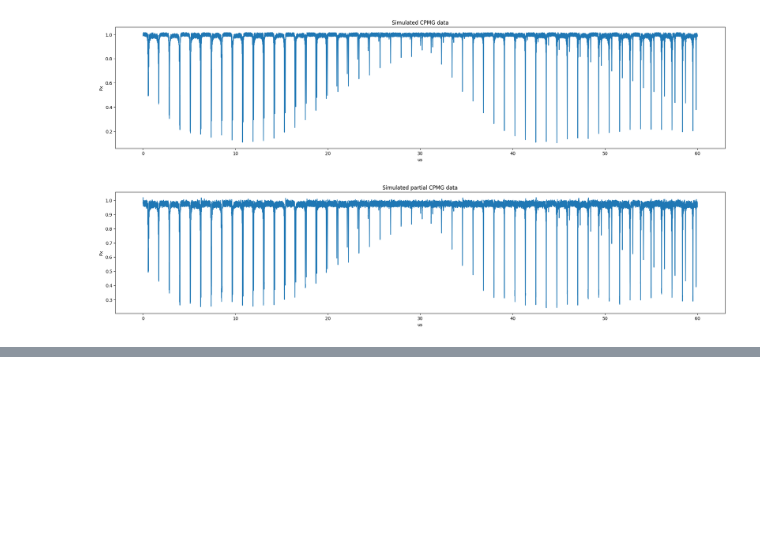
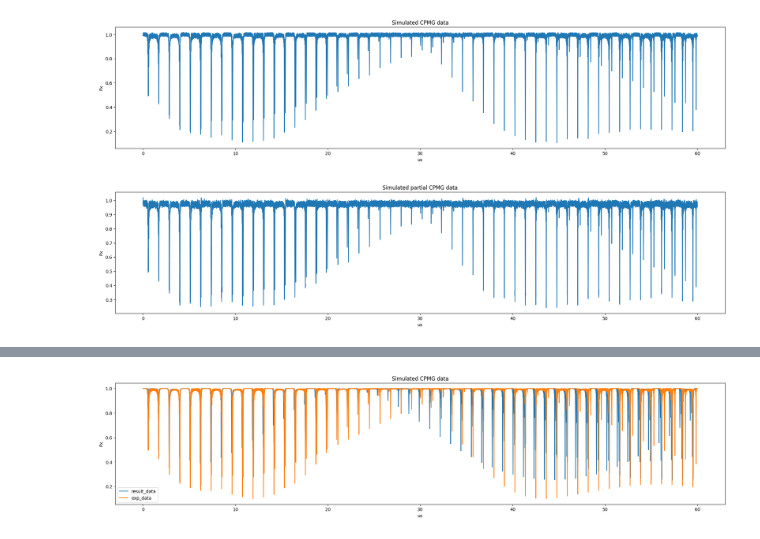
Before and after one commit to Jyunee54/CPMG_Analysis, a Jupyter notebook: test.ipynb, the cells around one changed output, grey strips where cells are left out. Cells and saved outputs as stored; diff of their text form; code cells hidden in the pictures; blank space fills up the shorter version.

```diff
--- a/test.ipynb
+++ b/test.ipynb
@@ -57,0 +119,24 @@ Text(0, 0.5, 'Px')
+# %%
+MAGNETIC_FIELD = 403.553            # Unit: Gauss
+GYRO_MAGNETIC_RATIO = 1.0705*1000               # Unit: Herts
+WL_VALUE = MAGNETIC_FIELD*GYRO_MAGNETIC_RATIO*2*np.pi
+# %%
+time_data = np.load('./data/time_data/time_data_32.npy')
+# %%
+total_spins = np.array(total_spins, dtype=float)
+M_values = M_list_return(time_data*1e-6, WL_VALUE, total_spins*2*np.pi, 32)
+result_data = (1+M_values) / 2
+# %%
+exp_data = np.load('./data/exp_data/exp_data_32_deno.npy')
+# %%
+plt.figure(facecolor='w', figsize=(25, 5))
+plt.plot(time_data, result_data, label='result_data')  # 첫 번째 그래프
+plt.plot(time_data, exp_data, label='exp_data')  # 두 번째 그래프
+
+plt.title('Simulated CPMG data')
+plt.xlabel('us')
+plt.ylabel('Px')
+plt.legend()
+plt.show()
+# %% [output]
+[figure, added]
```
Also changed, not shown: parts of 23 cells of this notebook, 18 other files.
